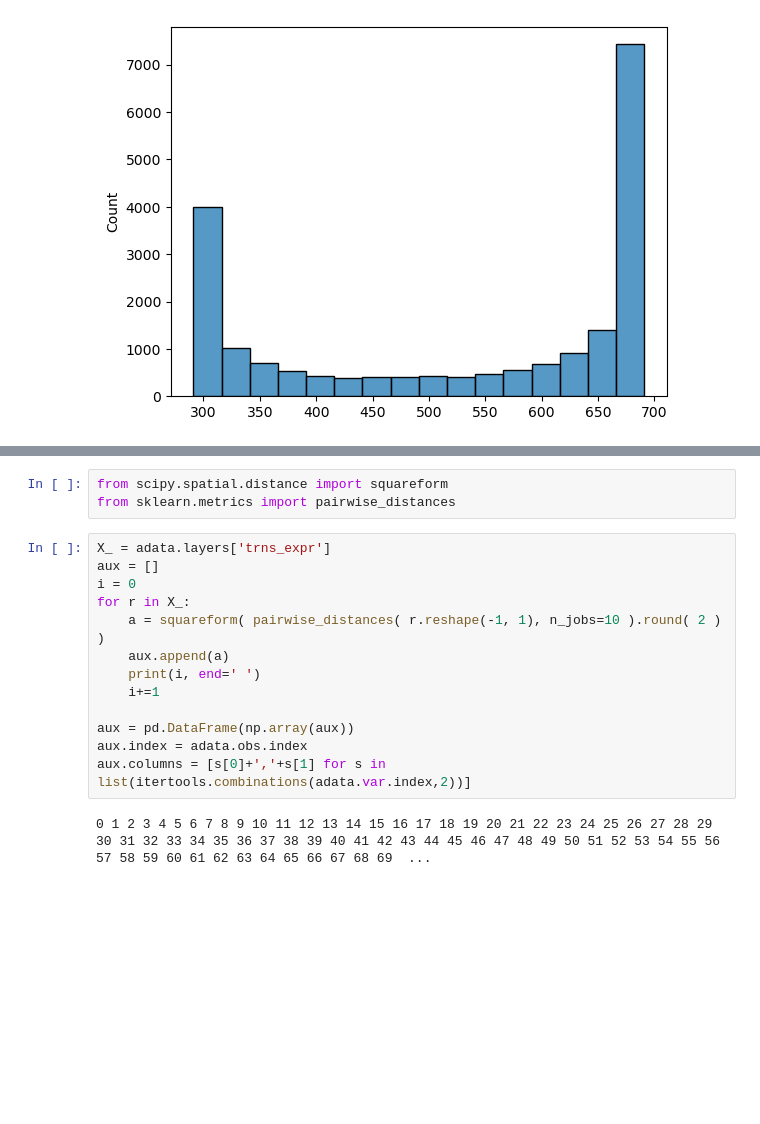
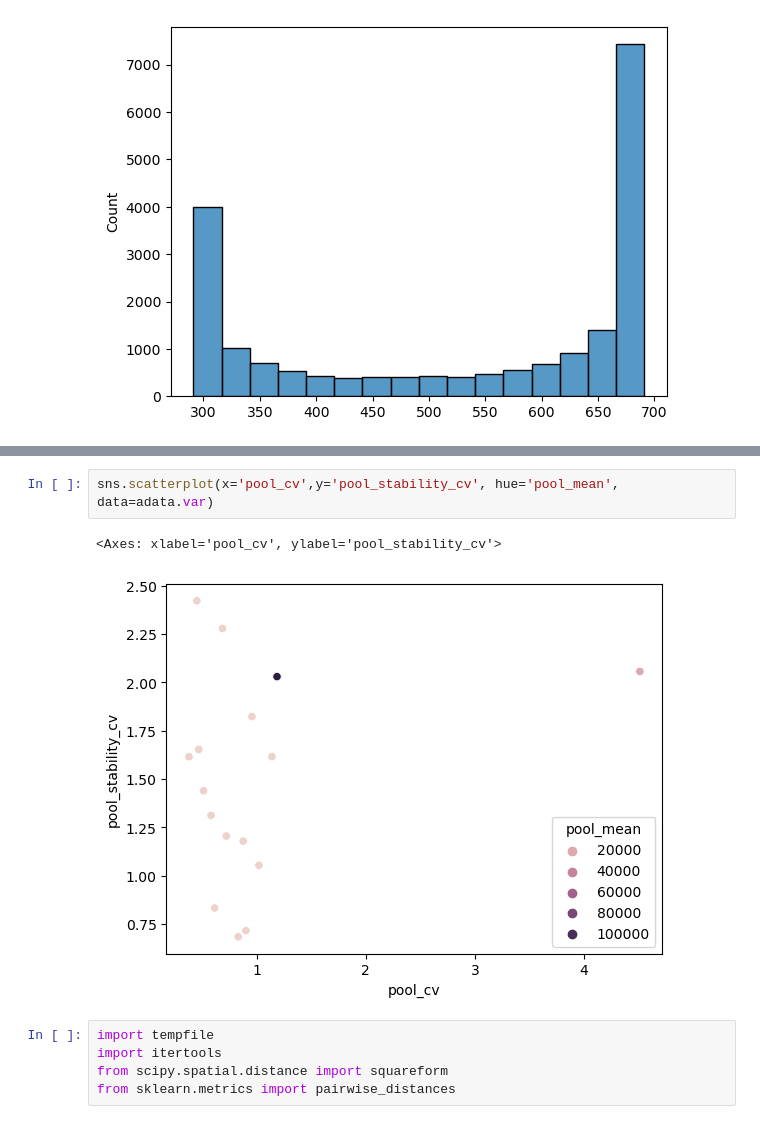
Before and after one commit to guilhermetabordaribas/housekeepingMinerPy, a Jupyter notebook: testing_pkg_hkgMiner.ipynb, the cells around one changed output, grey strips where cells are left out. Drawn from its saved outputs; the diff is of its cells as text; blank space fills up the shorter version.

```diff
--- a/testing_pkg_hkgMiner.ipynb
+++ b/testing_pkg_hkgMiner.ipynb
@@ -81,18 +87,10 @@ hkg.mining.stability_cv(adata, layer='trns_expr', groups_col='louvain_group', n_
+# %%
+sns.scatterplot(x='pool_cv',y='pool_stability_cv', hue='pool_mean', data=adata.var)
+# %% [output]
+<Axes: xlabel='pool_cv', ylabel='pool_stability_cv'>
+[figure, added]
 # %%
+import tempfile
+import itertools
 from scipy.spatial.distance import squareform
 from sklearn.metrics import pairwise_distances
-# %%
-X_ = adata.layers['trns_expr']
-aux = []
-i = 0
-for r in X_:
-    a = squareform( pairwise_distances( r.reshape(-1, 1), n_jobs=10 ).round( 2 ) )
-    aux.append(a)
-    print(i, end=' ')
-    i+=1
-
-aux = pd.DataFrame(np.array(aux))
-aux.index = adata.obs.index
-aux.columns = [s[0]+','+s[1] for s in list(itertools.combinations(adata.var.index,2))]
-# %% [output]
-0 1 2 3 4 5 6 7 8 9 10 11 12 13 14 15 16 17 18 19 20 21 22 23 24 25 26 27 28 29 30 31 32 33 34 35 36 37 38 39 40 41 42 43 44 45 46 47 48 49 50 51 52 53 54 55 56 57 58 59 60 61 62 63 64 65 66 67 68 69  ...
```
Also changed, not shown: parts of 16 cells of this notebook, 1 other file.
